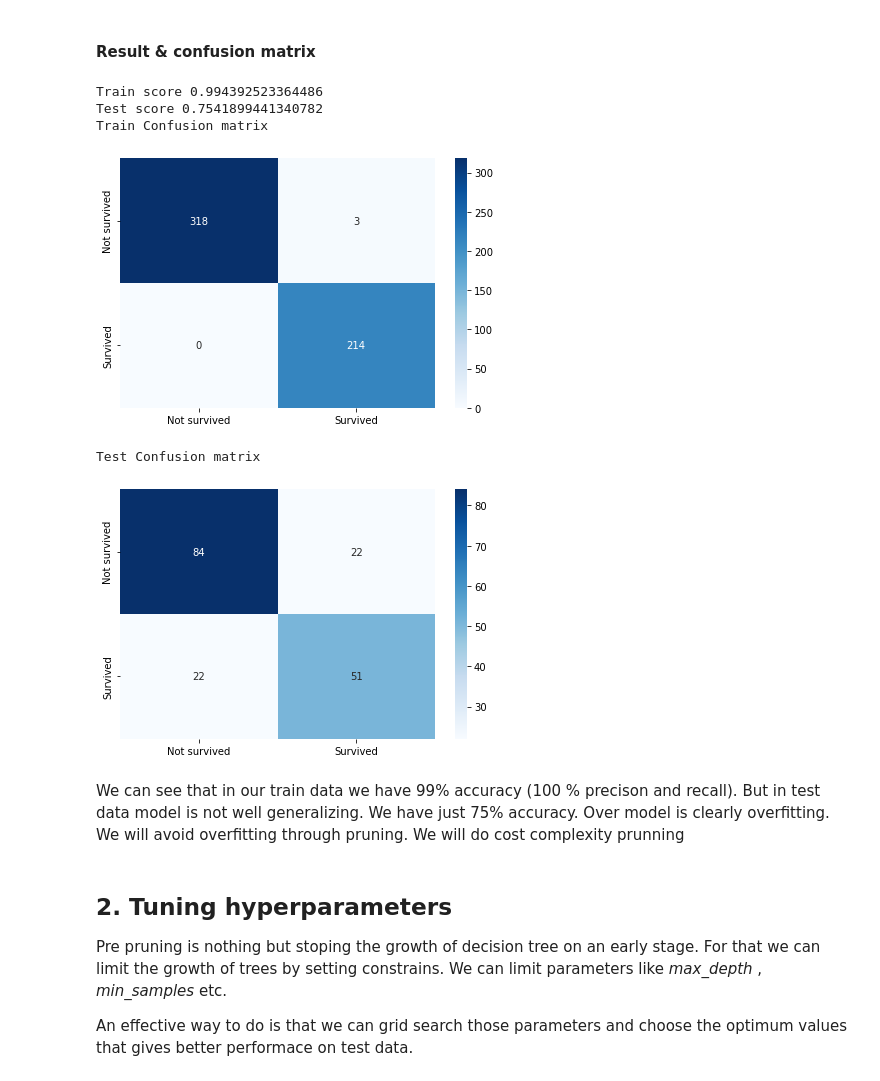
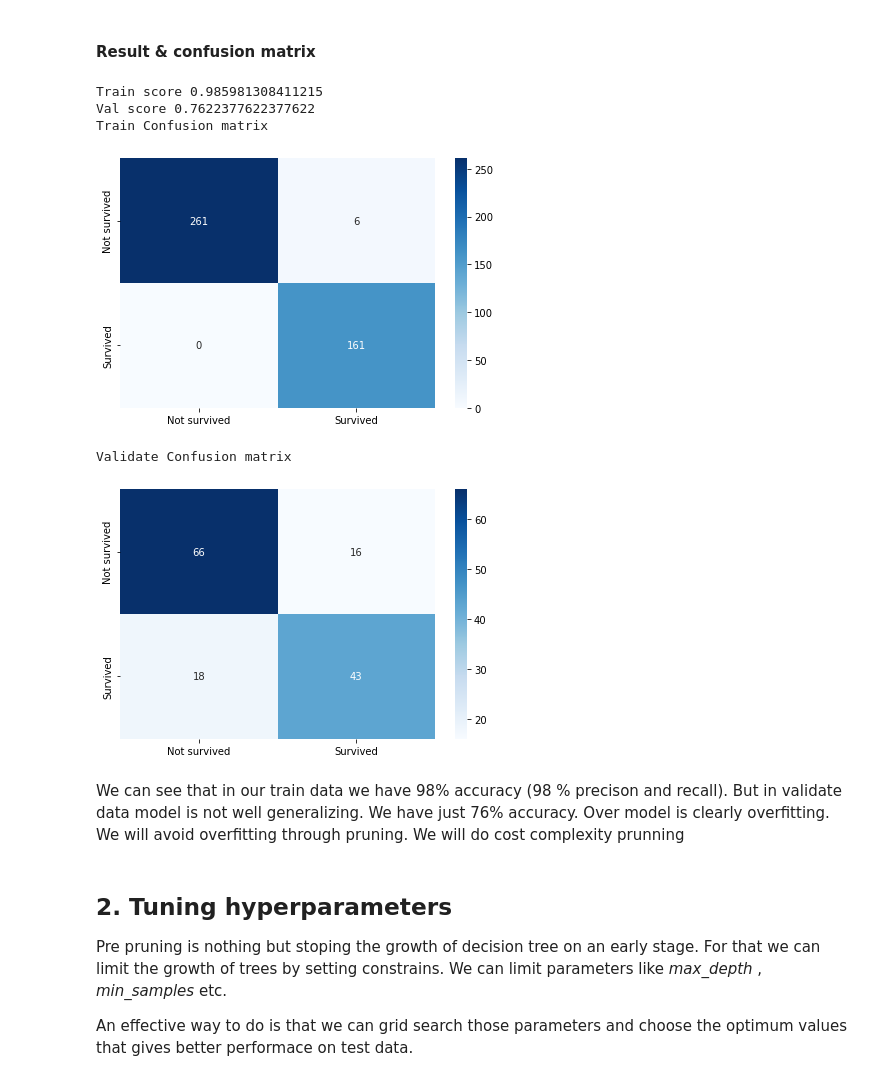
Before and after one commit to oleksii-harmash/the-global-ds-practice, a Jupyter notebook: practice/Models/ID3_Pruning.ipynb, the cells around one changed output. Saved outputs shown, nothing was run; the diff lists cells and outputs as text; code cells hidden in the pictures.

```diff
--- a/practice/Models/ID3_Pruning.ipynb
+++ b/practice/Models/ID3_Pruning.ipynb
@@ -20,7 +20,8 @@ X['Sex'] = X['Sex'].apply(lambda sex: 1 if sex == 'male' else 0)
 # %% [markdown]
 Splitting dataset to train and test
 # %%
-X_train, X_test, y_train, y_test = train_test_split(X, y, stratify=y, random_state=0)
+X_train, X_test, y_train, y_test = train_test_split(X, y, test_size=0.2, random_state=0)
+X_train, X_val, y_train, y_val = train_test_split(X_train, y_train, test_size=0.25, random_state=0)
 # %% [markdown]
 ## 1. Common ID3
 # %% [markdown]
@@ -29,7 +30,7 @@ First we will fit a normal decision tree without any fine tuning and check the r
 common_tree = tree.DecisionTreeClassifier(random_state=0)
 common_tree.fit(X_train, y_train)
 train_common_pred = common_tree.predict(X_train)
-test_common_pred = common_tree.predict(X_test)
+val_common_pred = common_tree.predict(X_val)
 # %% [markdown]
 #### Visualizing
 # %%
@@ -56,20 +57,19 @@ def plot_confusionmatrix(y_train_pred, y_train, dom):
 # %% [markdown]
 #### Result & confusion matrix
 # %%
-
 print(f'Train score {accuracy_score(train_common_pred, y_train)}')
-print(f'Test score {accuracy_score(test_common_pred, y_test)}')
+print(f'Val score {accuracy_score(val_common_pred, y_val)}')
 plot_confusionmatrix(train_common_pred, y_train, dom='Train')
-plot_confusionmatrix(test_common_pred, y_test, dom='Test')
+plot_confusionmatrix(val_common_pred, y_val, dom='Validate')
 # %% [output]
-Train score 0.994392523364486
-Test score 0.7541899441340782
+Train score 0.985981308411215
+Val score 0.7622377622377622
 Train Confusion matrix
-[figure, old version]
+[figure, new version]
-Test Confusion matrix
+Validate Confusion matrix
-[figure, old version]
+[figure, new version]
 # %% [markdown]
-We can see that in our train data we have 99% accuracy (100 % precison and recall). But in test data model is not well generalizing. We have just 75% accuracy. Over model is clearly overfitting. We will avoid overfitting through pruning. We will do cost complexity prunning
+We can see that in our train data we have 98% accuracy (98 % precison and recall). But in validate data model is not well generalizing. We have just 76% accuracy. Over model is clearly overfitting. We will avoid overfitting through pruning. We will do cost complexity prunning
 # %% [markdown]
 ## 2. Tuning hyperparameters
 
```
Also changed, not shown: parts of 17 cells of this notebook.
